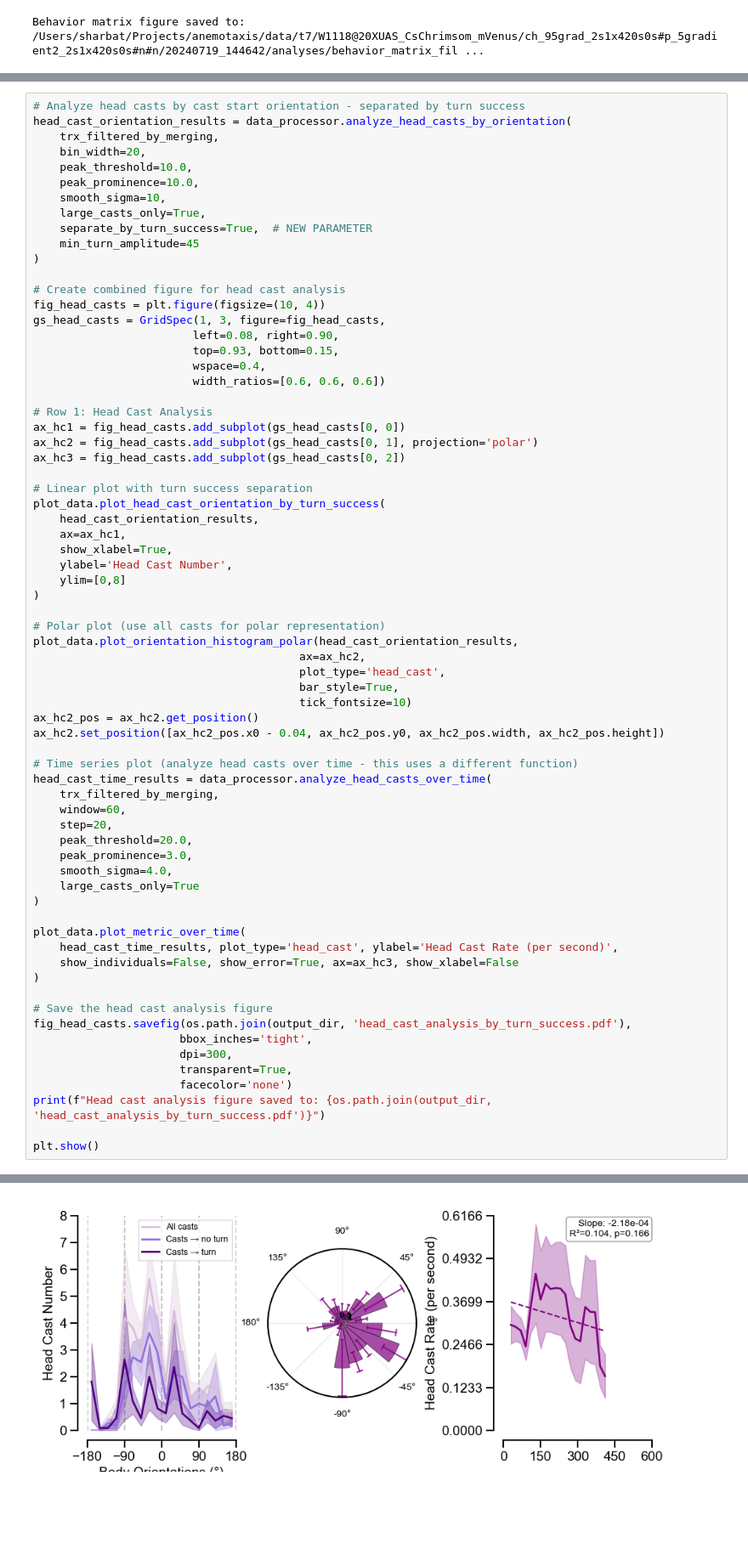
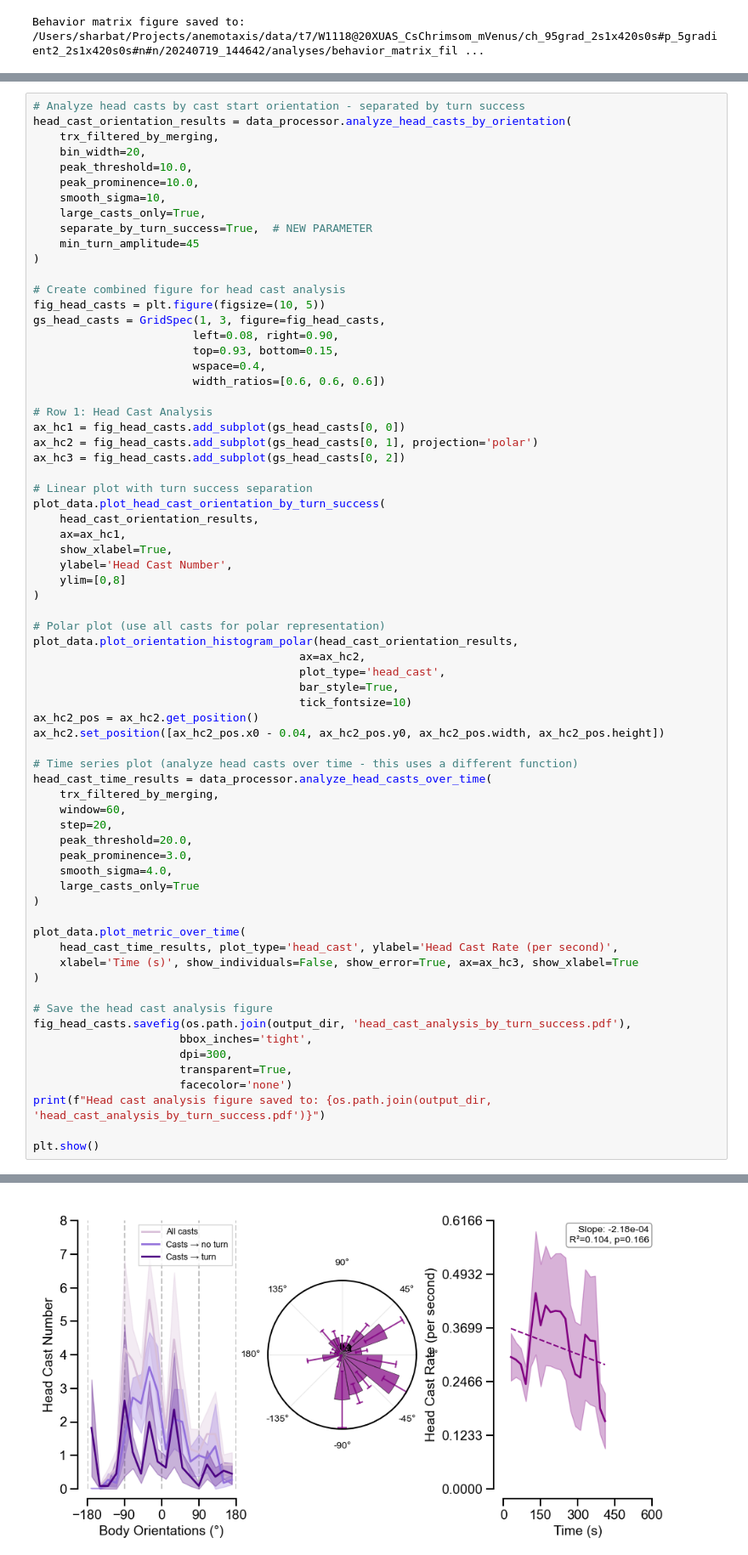
Before and after one commit to JovanicLab/anemotaxis, a Jupyter notebook: scripts/analyze_single_anemotaxis.ipynb, the cells around one changed output, grey strips where cells are left out. Shown at 85% size. Drawn from its saved outputs; the diff is of its cells as text; blank space fills up the shorter version.

```diff
--- a/scripts/analyze_single_anemotaxis.ipynb
+++ b/scripts/analyze_single_anemotaxis.ipynb
@@ -418,7 +418,7 @@ head_cast_orientation_results = data_processor.analyze_head_casts_by_orientation
 )
 
 # Create combined figure for head cast analysis
-fig_head_casts = plt.figure(figsize=(10, 4))
+fig_head_casts = plt.figure(figsize=(10, 5))
 gs_head_casts = GridSpec(1, 3, figure=fig_head_casts,
                         left=0.08, right=0.90,
                         top=0.93, bottom=0.15,
@@ -461,37 +461,37 @@ head_cast_time_results = data_processor.analyze_head_casts_over_time(
 
 plot_data.plot_metric_over_time(
     head_cast_time_results, plot_type='head_cast', ylabel='Head Cast Rate (per second)',
-    show_individuals=False, show_error=True, ax=ax_hc3, show_xlabel=False
+    xlabel='Time (s)', show_individuals=False, show_error=True, ax=ax_hc3, show_xlabel=True
 )
 
 # Save the head cast analysis figure
 fig_head_casts.savefig(os.path.join(output_dir, 'head_cast_analysis_by_turn_success.pdf'),
                       bbox_inches='tight',
                       dpi=300,
                       transparent=True,
                       facecolor='none')
 print(f"Head cast analysis figure saved to: {os.path.join(output_dir, 'head_cast_analysis_by_turn_success.pdf')}")
 
 plt.show()
 # %% [output]
 🎯 Head Casts by Turn Success Analysis (Min turn: 45°)
 ================================================================================
 Larva  7: 37 casts ( 6 turns, 31 non-turns, 16.2%)
            Head casts: 10 in successful turns, 41 in unsuccessful, 51 total
 Larva 10: 13 casts ( 1 turns, 12 non-turns,  7.7%)
            Head casts: 25 in successful turns, 15 in unsuccessful, 40 total
 Larva 11: 23 casts ( 2 turns, 21 non-turns,  8.7%)
            Head casts: 15 in successful turns, 26 in unsuccessful, 41 total
 Larva 14: 30 casts (10 turns, 20 non-turns, 33.3%)
            Head casts: 10 in successful turns, 26 in unsuccessful, 36 total
 Larva 16: 27 casts ( 5 turns, 22 non-turns, 18.5%)
            Head casts: 15 in successful turns, 39 in unsuccessful, 54 total
 ... (19 lines left out)
   Total head casts: 431
   Mean head casts per successful turn: 3.4
   Mean head casts per unsuccessful cast: 1.2
 Head cast analysis figure saved to: /Users/sharbat/Projects/anemotaxis/data/t7/W1118@20XUAS_CsChrimsom_mVenus/ch_95grad_2s1x420s0s#p_5gradient2_2s1x420s0s#n#n/20240719_144642/analyses/head_cast_analys ...
-[figure, old version]
+[figure, new version]
 # %%
 # 1. Analyze NI over time
 ni_time_results = data_processor.analyze_navigational_index_over_time(
```
Also changed, not shown: parts of 6 cells of this notebook.
